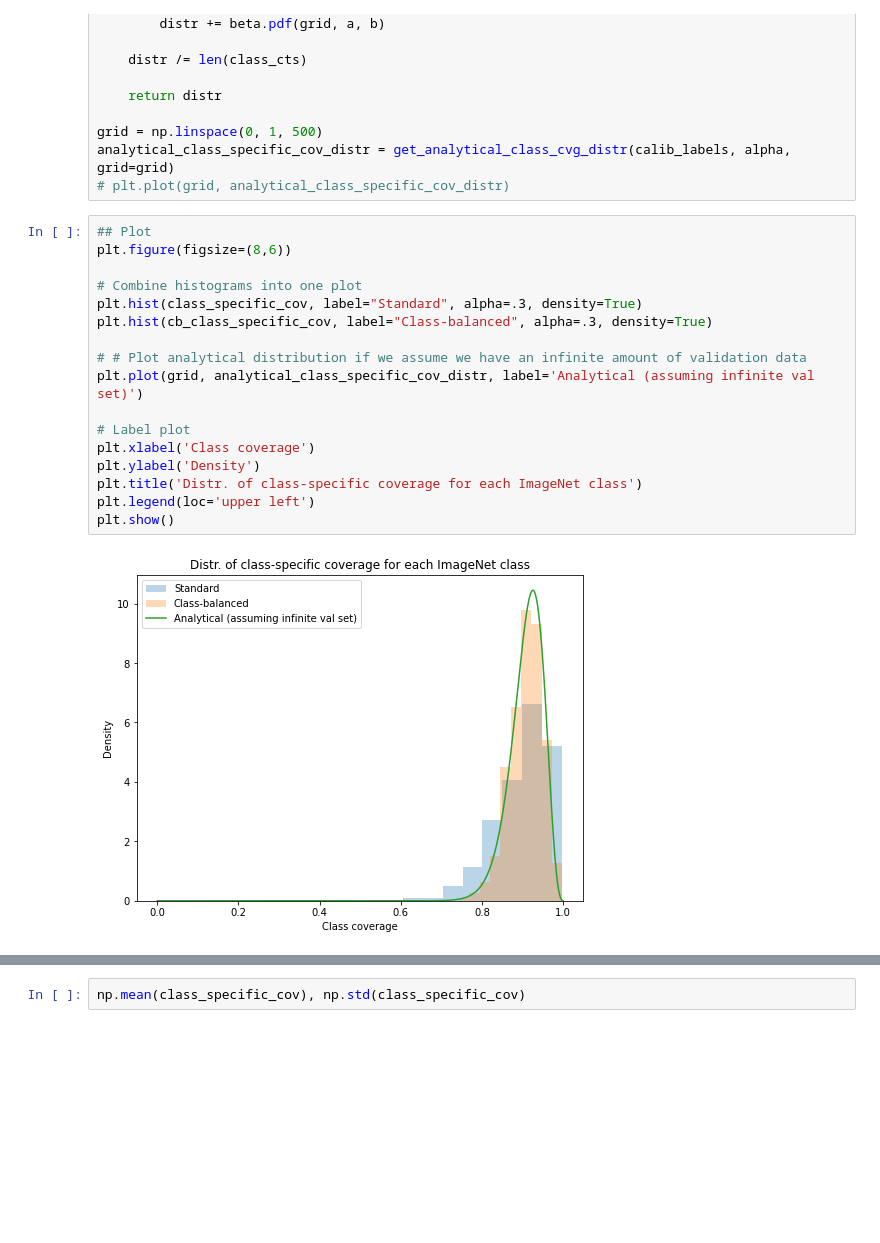
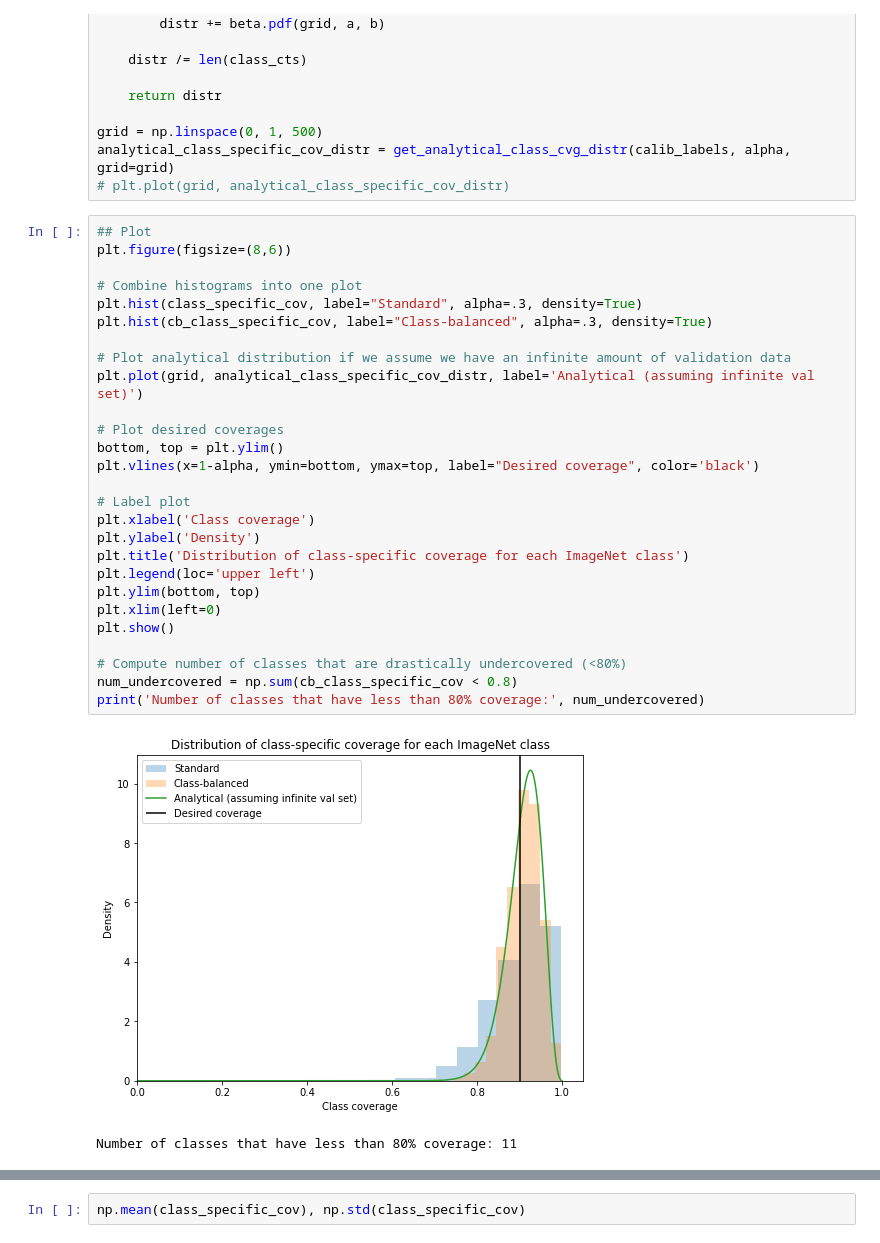
Before and after one commit to tiffanyding/empirical-bayes-conformal, a Jupyter notebook: imagenet_experiments.ipynb, the cells around one changed output, grey strips where cells are left out. Cells and saved outputs as stored; diff of their text form; blank space fills up the shorter version.

```diff
--- a/imagenet_experiments.ipynb
+++ b/imagenet_experiments.ipynb
@@ -184,19 +187,30 @@ analytical_class_specific_cov_distr = get_analytical_class_cvg_distr(calib_label
 # %%
 ## Plot
 plt.figure(figsize=(8,6))
 
 # Combine histograms into one plot
 plt.hist(class_specific_cov, label="Standard", alpha=.3, density=True)
 plt.hist(cb_class_specific_cov, label="Class-balanced", alpha=.3, density=True)
 
-# # Plot analytical distribution if we assume we have an infinite amount of validation data
+# Plot analytical distribution if we assume we have an infinite amount of validation data
 plt.plot(grid, analytical_class_specific_cov_distr, label='Analytical (assuming infinite val set)')
+
+# Plot desired coverages
+bottom, top = plt.ylim()
+plt.vlines(x=1-alpha, ymin=bottom, ymax=top, label="Desired coverage", color='black')
 
 # Label plot
 plt.xlabel('Class coverage')
 plt.ylabel('Density')
-plt.title('Distr. of class-specific coverage for each ImageNet class')
+plt.title('Distribution of class-specific coverage for each ImageNet class')
 plt.legend(loc='upper left')
+plt.ylim(bottom, top)
+plt.xlim(left=0)
 plt.show()
+
+# Compute number of classes that are drastically undercovered (<80%)
+num_undercovered = np.sum(cb_class_specific_cov < 0.8)
+print('Number of classes that have less than 80% coverage:', num_undercovered)
 # %% [output]
-[figure, old version]
+[figure, new version]
+Number of classes that have less than 80% coverage: 11
```
Also changed, not shown: parts of 9 cells of this notebook, 4 other files.
